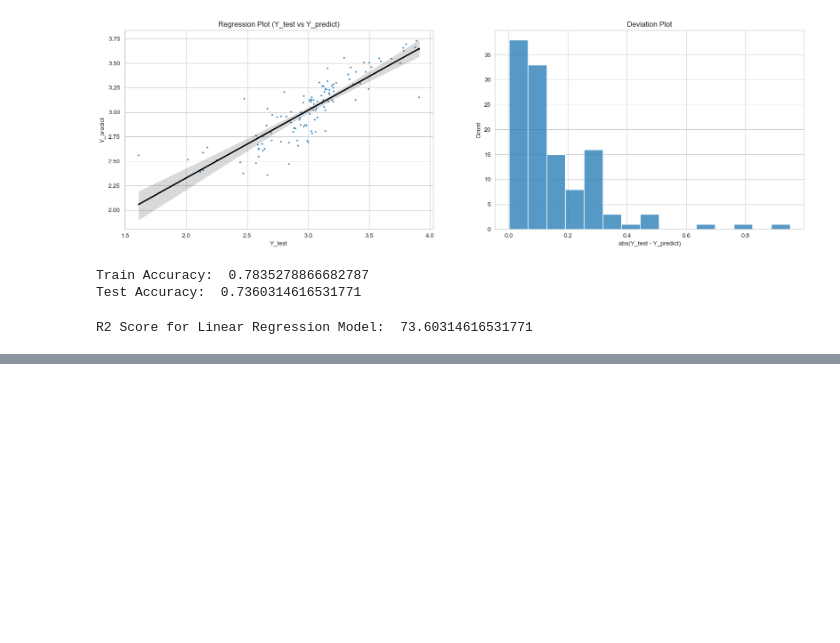
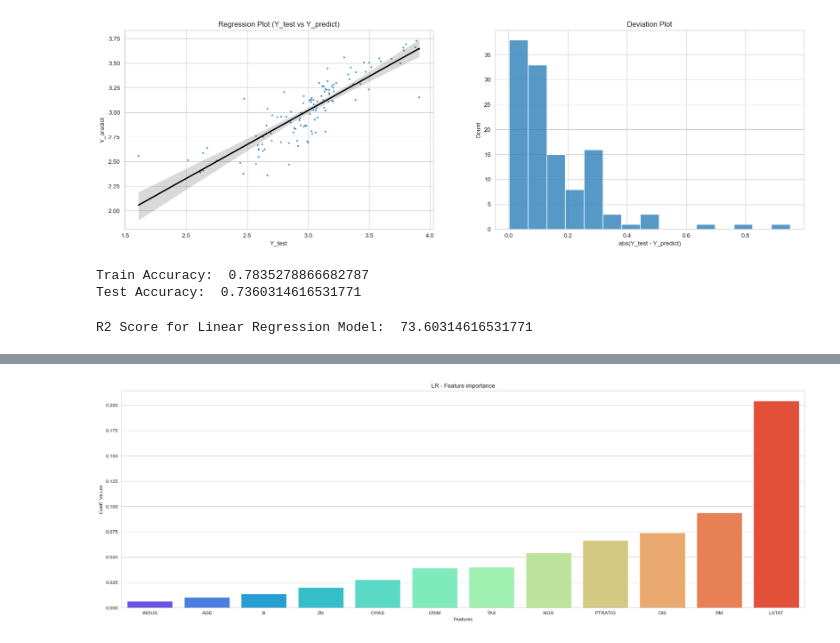
Before and after one commit to Jeyramana/GUVI_Assignments, a Jupyter notebook: Assignment_4/boston.ipynb, the cells around one changed output, grey strips where cells are left out. Cells and saved outputs as stored; diff of their text form; code cells hidden in the pictures; blank space fills up the shorter version.

```diff
--- a/Assignment_4/boston.ipynb
+++ b/Assignment_4/boston.ipynb
@@ -750,0 +851,5 @@ R2 Score for Linear Regression Model:  73.60314616531771
+# %%
+#regressor: reg_L2_LR
+alp = np.random.uniform(0, 10, 50)
+reg_L2_LR = linear_model.RidgeCV(alphas=alp, cv=10)
+reg_L2_LR.fit(X_train, Y_train) # fitting training features and labels
@@ -750,0 +889,10 @@ R2 Score for Linear Regression Model:  73.60314616531771
+# %%
+# Analaysis of Coefficients
+coeff_df = pd.DataFrame(reg_L2_LR.coef_, index=['CRIM', 'ZN', 'INDUS', 'CHAS', 'NOX', 'RM', 'AGE', 'DIS', 'TAX',
+       'PTRATIO', 'B', 'LSTAT'], columns=['BetaCoefficents'])
+coeff_df = coeff_df.apply(np.absolute)
+coeff_df.sort_values(['BetaCoefficents'], inplace=True)
+coeff_df['Percentage'] = ((coeff_df.BetaCoefficents/coeff_df.BetaCoefficents.sum())*100).round(2)
+df_Features.RidgeRegression = abs(reg_L2_LR.coef_)
+df_Features.RidgeRegression = ((df_Features.RidgeRegression/df_Features.RidgeRegression.sum())*100).round(2)
+coeff_df
@@ -750,0 +913,10 @@ R2 Score for Linear Regression Model:  73.60314616531771
+# %%
+plt.figure(figsize=(25, 8))
+# coeff_df['Features'] = coeff_df.index
+sns.barplot(x=coeff_df.index, y=coeff_df.BetaCoefficents, data=coeff_df, palette='rainbow')
+plt.title('LR - Feature importance')
+plt.xlabel('Features')
+plt.ylabel('Coeff. Values')
+plt.show()
+# %% [output]
+[figure, added]
```
Also changed, not shown: parts of 22 cells of this notebook, 2 other files.
